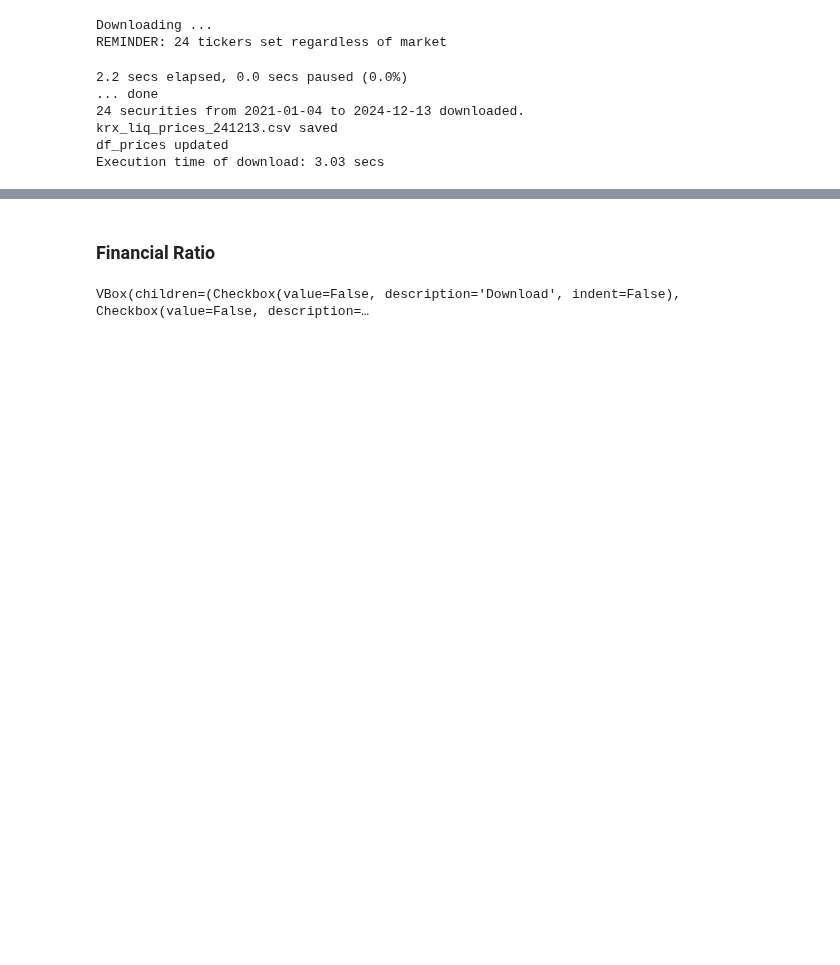
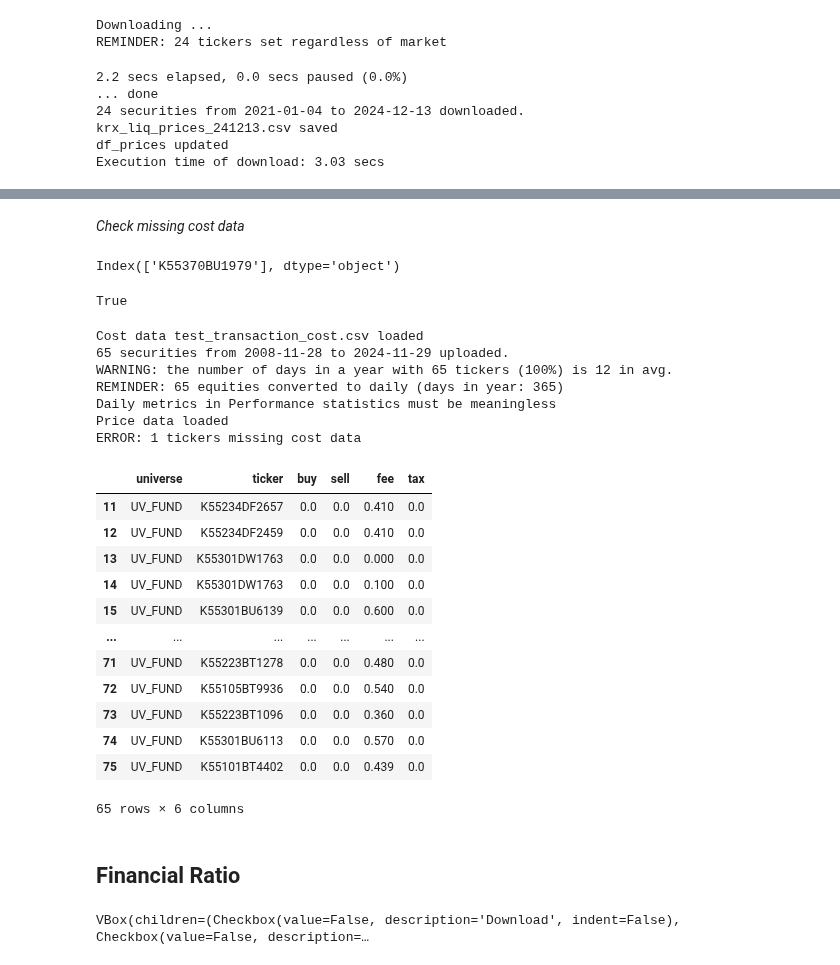
Before and after one commit to lbk209/portfolio, a Jupyter notebook: Allocate_Portfolio.ipynb, the cells around one changed output, grey strips where cells are left out. Cells and saved outputs as stored; diff of their text form; code cells hidden in the pictures; blank space fills up the shorter version.

Commit message:
creating check_cost

```diff
--- a/Allocate_Portfolio.ipynb
+++ b/Allocate_Portfolio.ipynb
@@ -327,5 +424,78 @@ Execution time of download: 3.03 secs
+# %% [markdown]
+*Check missing cost data*
+# %%
+#fund.df_prices
+universe = 'UV_FUND'
+#universe = 'UV_K200'
+sr_tkr = df_cost.loc[df_cost['universe'] == universe]['ticker']
+
+tickers = sr_tkr.to_list()
+fund.df_prices.columns.difference(tickers)
+# %% [output]
+Index(['K55370BU1979'], dtype='object')
+# %%
+(len(sr_tkr) == 1) and sr_tkr.isna().sum() == 1
+# %% [output]
+True
+# %%
+from pf_utils import CostManager, PortfolioManager
+
+def check_cost(file, path='.', universe=None,
+               col_uv='universe', col_ticker='ticker'):
+    df_cst = CostManager.load_cost(file, path)
+    if df_cst is None:
+        return None
+
+    if universe is not None:
+        # check if universe in cost data
+        df_cst = df_cst.loc[df_cst[col_uv] == universe]
+        if len(df_cst) == 0:
+            print(f'ERROR: No cost for {univese} exists')
+            return df_cst
+
+        # check missing tickers in the universe
+        dm = PortfolioManager.create_universe(universe) # instance of DataManager
+        if dm is None:
+            return None
+        tickers = df_cst[col_ticker].to_list()
+        out = dm.df_prices.columns.difference(tickers)
+        n = out.size
+        if n > 0:
+            print(f'ERROR: {n} tickers missing cost data')
+            return df_cst
+
+    # check duplication for col_uv & col_ticker as key
+    key = [col_uv, col_ticker]
+    dupli = df_cst.duplicated(key, keep=False)
+    if dupli.any():
+        print(f'ERROR: Check duplicates for {key}')
+        return df_cst
+
+
+check_cost('test_transaction_cost', f'{path_tran}/del', 'UV_FUND')
+# %% [output]
+Cost data test_transaction_cost.csv loaded
+65 securities from 2008-11-28 to 2024-11-29 uploaded.
+WARNING: the number of days in a year with 65 tickers (100%) is 12 in avg.
+REMINDER: 65 equities converted to daily (days in year: 365)
+Daily metrics in Performance statistics must be meaningless
+Price data loaded
+ERROR: 1 tickers missing cost data
+|  | universe | ticker | buy | sell | fee | tax |
+| 11 | UV_FUND | K55234DF2657 | 0.0 | 0.0 | 0.410 | 0.0 |
+| 12 | UV_FUND | K55234DF2459 | 0.0 | 0.0 | 0.410 | 0.0 |
+| 13 | UV_FUND | K55301DW1763 | 0.0 | 0.0 | 0.000 | 0.0 |
+| 14 | UV_FUND | K55301DW1763 | 0.0 | 0.0 | 0.100 | 0.0 |
+| 15 | UV_FUND | K55301BU6139 | 0.0 | 0.0 | 0.600 | 0.0 |
+| ... | ... | ... | ... | ... | ... | ... |
+| 71 | UV_FUND | K55223BT1278 | 0.0 | 0.0 | 0.480 | 0.0 |
+| 72 | UV_FUND | K55105BT9936 | 0.0 | 0.0 | 0.540 | 0.0 |
+| 73 | UV_FUND | K55223BT1096 | 0.0 | 0.0 | 0.360 | 0.0 |
+| 74 | UV_FUND | K55301BU6113 | 0.0 | 0.0 | 0.570 | 0.0 |
+| 75 | UV_FUND | K55101BT4402 | 0.0 | 0.0 | 0.439 | 0.0 |
+65 rows × 6 columns
 # %% [markdown]
-### Financial Ratio
+## Financial Ratio
 # %%
 WidgetUniverse
 # %% [output]
```
Also changed, not shown: parts of 17 cells of this notebook, 1 other file.
